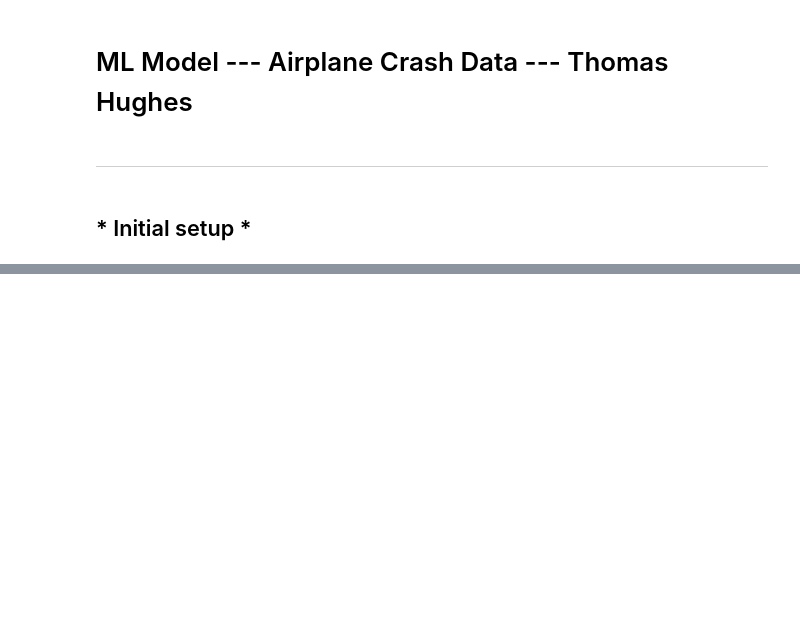
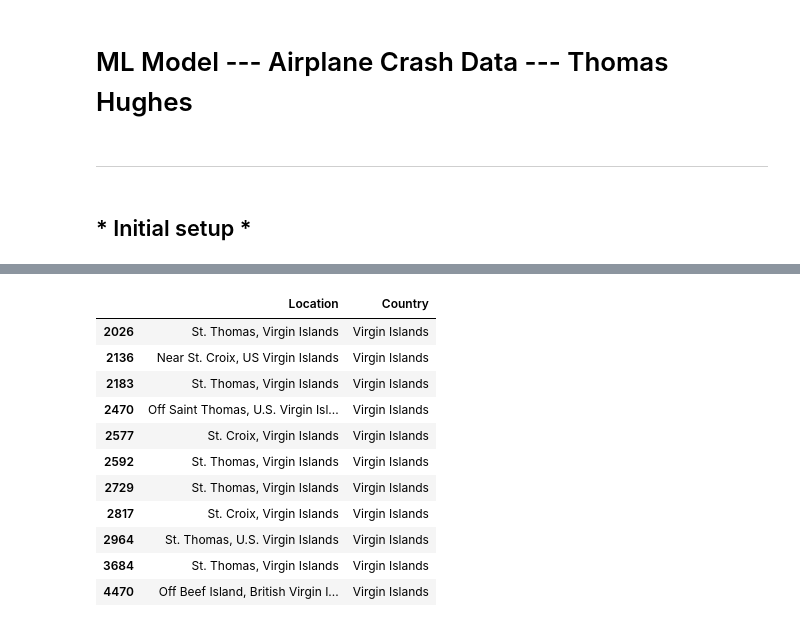
Before and after one commit to tomwillhughes/ML_project, a Jupyter notebook: Notebooks/Airplane_Crash_Prediction.ipynb, the cells around one changed output, grey strips where cells are left out. Cells and saved outputs as stored; diff of their text form; code cells hidden in the pictures; blank space fills up the shorter version.

```diff
--- a/Notebooks/Airplane_Crash_Prediction.ipynb
+++ b/Notebooks/Airplane_Crash_Prediction.ipynb
@@ -22,0 +247,3 @@ df.head()
+# %%
+# isolating everything after the final comma
+df["Country"] = df["Location"].str.split(",").str[-1].str.strip()
@@ -22,0 +264,20 @@ df.head()
+# %%
+display(
+    df.loc[
+        df["Country"].str.contains("Virgin ", case=False, na=False),
+        ["Location", "Country"]
+    ]
+)
+# %% [output]
+|  | Location | Country |
+| 2026 | St. Thomas, Virgin Islands | Virgin Islands |
+| 2136 | Near St. Croix, US Virgin Islands | Virgin Islands |
+| 2183 | St. Thomas, Virgin Islands | Virgin Islands |
+| 2470 | Off Saint Thomas, U.S. Virgin Isl... | Virgin Islands |
+| 2577 | St. Croix, Virgin Islands | Virgin Islands |
+| 2592 | St. Thomas, Virgin Islands | Virgin Islands |
+| 2729 | St. Thomas, Virgin Islands | Virgin Islands |
+| 2817 | St. Croix, Virgin Islands | Virgin Islands |
+| 2964 | St. Thomas, U.S. Virgin Islands | Virgin Islands |
+| 3684 | St. Thomas, Virgin Islands | Virgin Islands |
+| 4470 | Off Beef Island, British Virgin I... | Virgin Islands |
```
Also changed, not shown: parts of 35 cells of this notebook.
